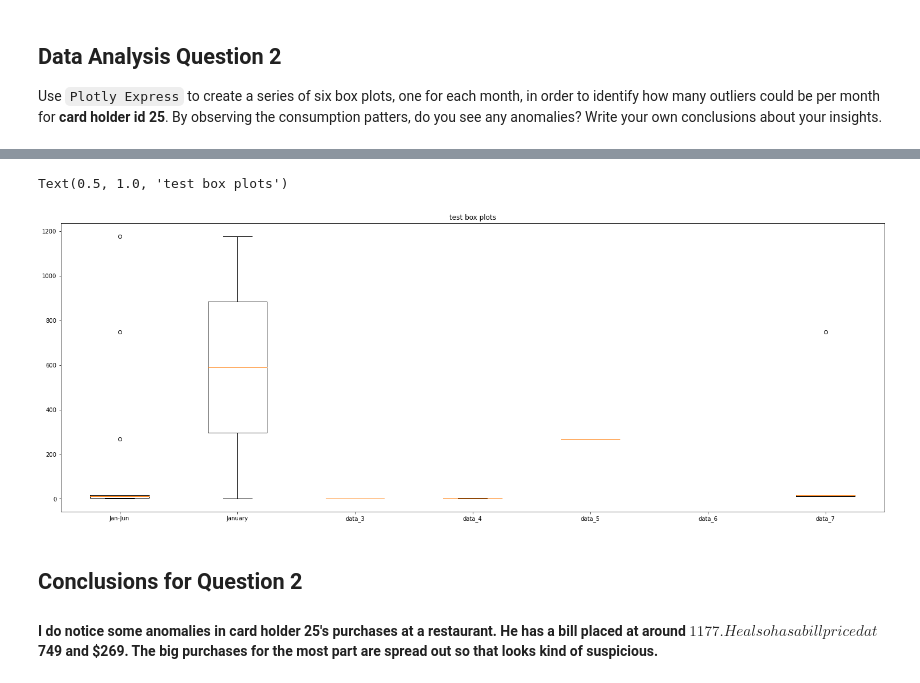
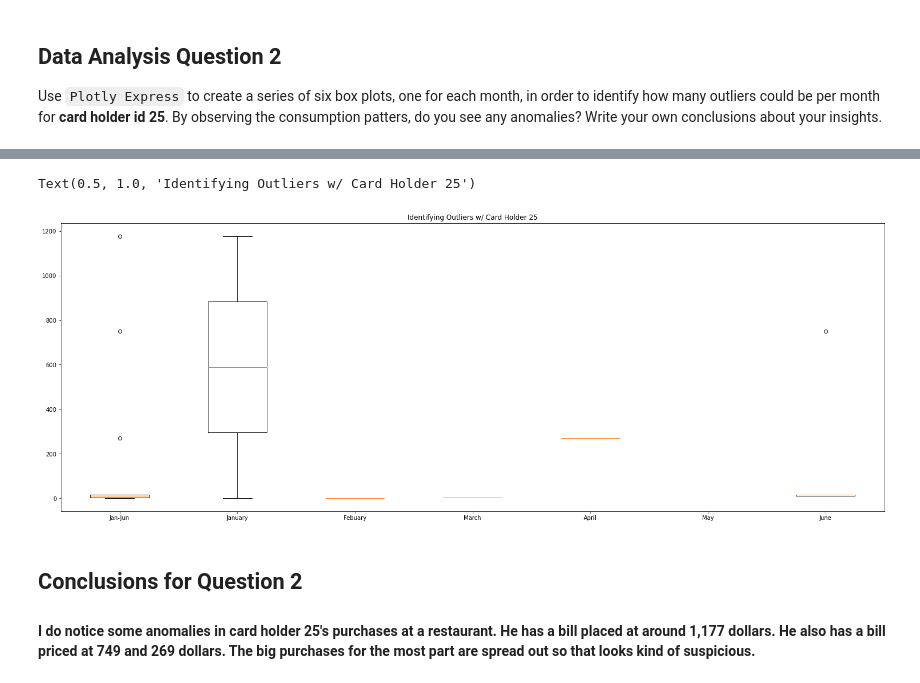
Before and after one commit to svcnygard2/Unit-7-Homework-Assignment-Looking-for-Suspicious-Transactions, a Jupyter notebook: visual_data_analysis.ipynb, the cells around one changed output, grey strips where cells are left out. Saved outputs shown, nothing was run; the diff lists cells and outputs as text; code cells hidden in the pictures.

```diff
--- a/visual_data_analysis.ipynb
+++ b/visual_data_analysis.ipynb
@@ -174,13 +178,16 @@ data_7 = month6_25["amount"]
 data = [data_1, data_2, data_3, data_4, data_5, data_6, data_7]
 # %%
+# Create the figure
 fig = plt.figure(figsize=(20,7))
-# Creating axes instance
+
+# Add axes
 ax = fig.add_axes([0, 0, 1, 1])
+
 # Creating plot
 bp = ax.boxplot(data)
-ax.set_xticklabels(['Jan-Jun', 'January',
-                    'data_3', 'data_4','data_5','data_6','data_7'])
-plt.title("test box plots")
+ax.set_xticklabels(['Jan-Jun', 'January', 'Febuary',
+                    'March','April','May','June'])
+plt.title("Identifying Outliers w/ Card Holder 25")
 # %% [output]
-Text(0.5, 1.0, 'test box plots')
+Text(0.5, 1.0, 'Identifying Outliers w/ Card Holder 25')
-[figure, old version]
+[figure, new version]
@@ -189,3 +194,3 @@ Text(0.5, 1.0, 'test box plots')
 # %% [markdown]
 ## Conclusions for Question 2
-#### I do notice some anomalies in card holder 25's purchases at a restaurant.  He has a bill placed at around $1177.  He also has a bill priced at $749 and $269.  The big purchases for the most part are spread out so that looks kind of suspicious.
+#### I do notice some anomalies in card holder 25's purchases at a restaurant.  He has a bill placed at around 1,177 dollars. He also has a bill priced at 749 and 269 dollars.  The big purchases for the most part are spread out so that looks kind of suspicious.
```
Also changed, not shown: parts of 6 cells of this notebook.
